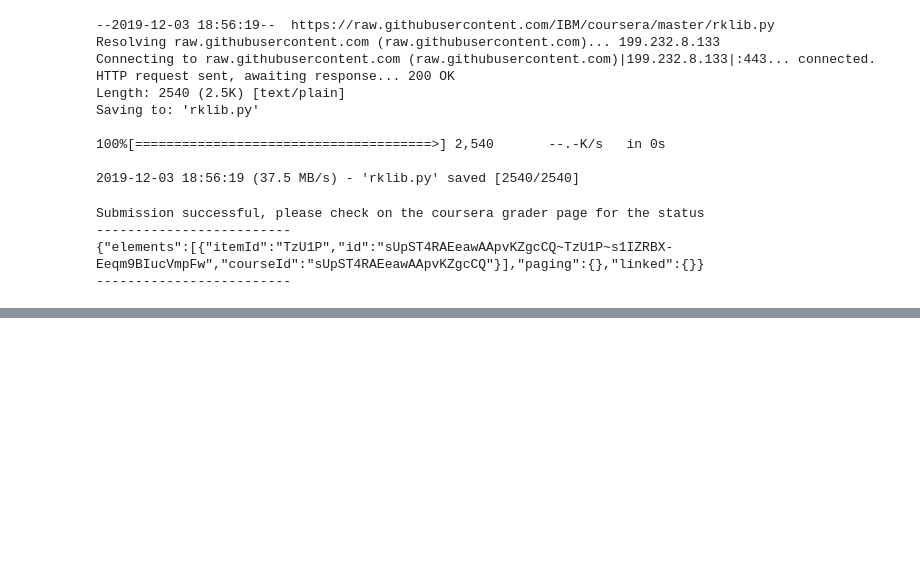
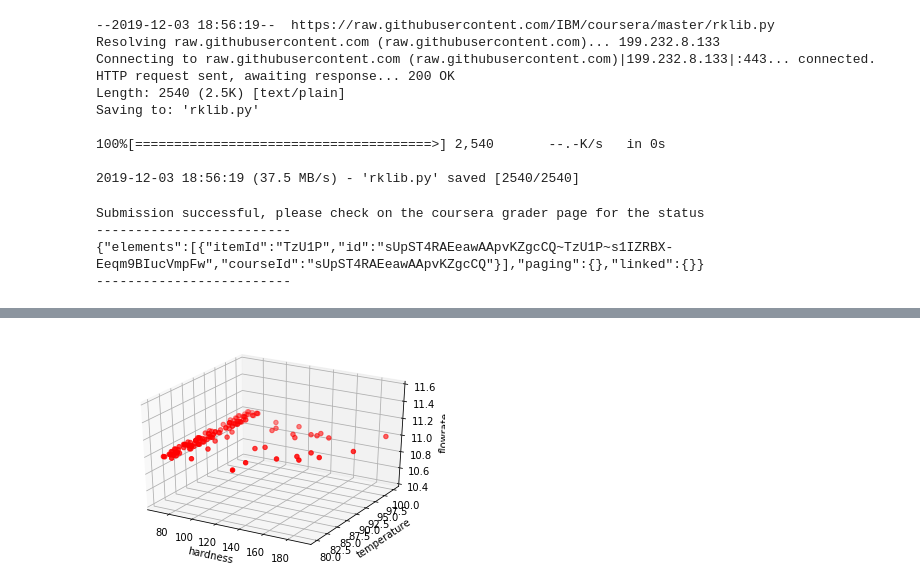
Before and after one commit to souhagaa/Apache-Spark-SQL, a Jupyter notebook: assignment3.5.ipynb, the cells around one changed output, grey strips where cells are left out. Saved outputs shown, nothing was run; the diff lists cells and outputs as text; code cells hidden in the pictures; blank space fills up the shorter version.

```diff
--- a/assignment3.5.ipynb
+++ b/assignment3.5.ipynb
@@ -173,0 +240,4 @@ Submission successful, please check on the coursera grader page for the status
+# %%
+result = spark.sql("SELECT hardness,temperature,flowrate FROM washing WHERE hardness is not null AND temperature is not null AND flowrate is not null")
+result_rdd = result.rdd.sample(False, 0.1).map(lambda row: (row.hardness,row.temperature, row.flowrate))
+result_rdd.take(10)
@@ -173,0 +255,17 @@ Submission successful, please check on the coursera grader page for the status
+# %%
+result_array_hardness = result_rdd.map(lambda x: x[0]).collect()
+result_array_temp = result_rdd.map(lambda x: x[1]).collect()
+result_array_flow = result_rdd.map(lambda x: x[2]).collect()
+# %%
+from mpl_toolkits.mplot3d import Axes3D
+
+fig = plt.figure()
+ax = fig.add_subplot(111, projection='3d')
+ax.scatter(result_array_hardness,result_array_temp,result_array_flow,c='r', marker='o')
+ax.set_xlabel('hardness')
+ax.set_ylabel('temperature')
+ax.set_zlabel('flowrate')
+
+plt.show()
+# %% [output]
+[figure, added]
```
Also changed, not shown: parts of 12 cells of this notebook.
